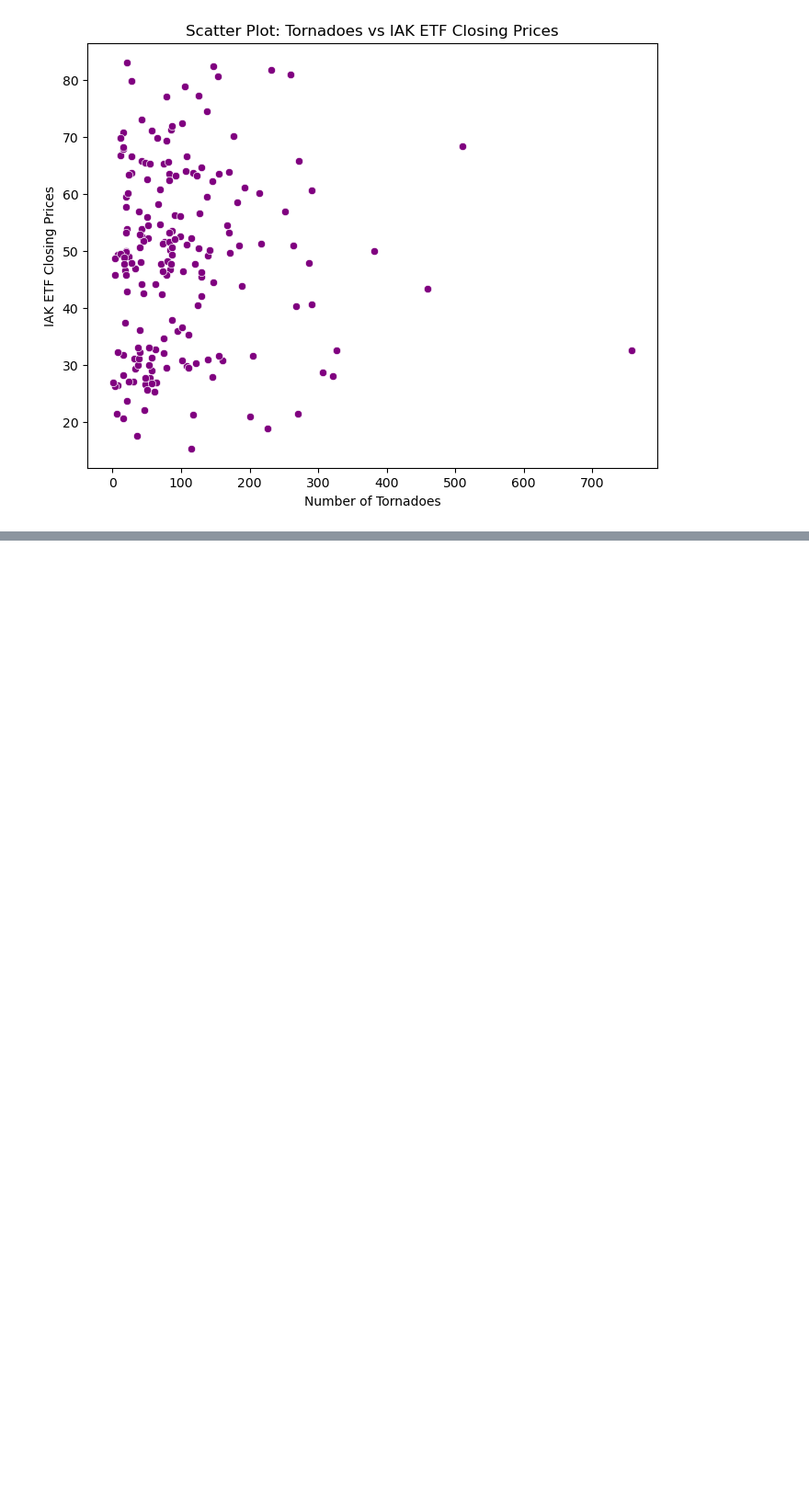
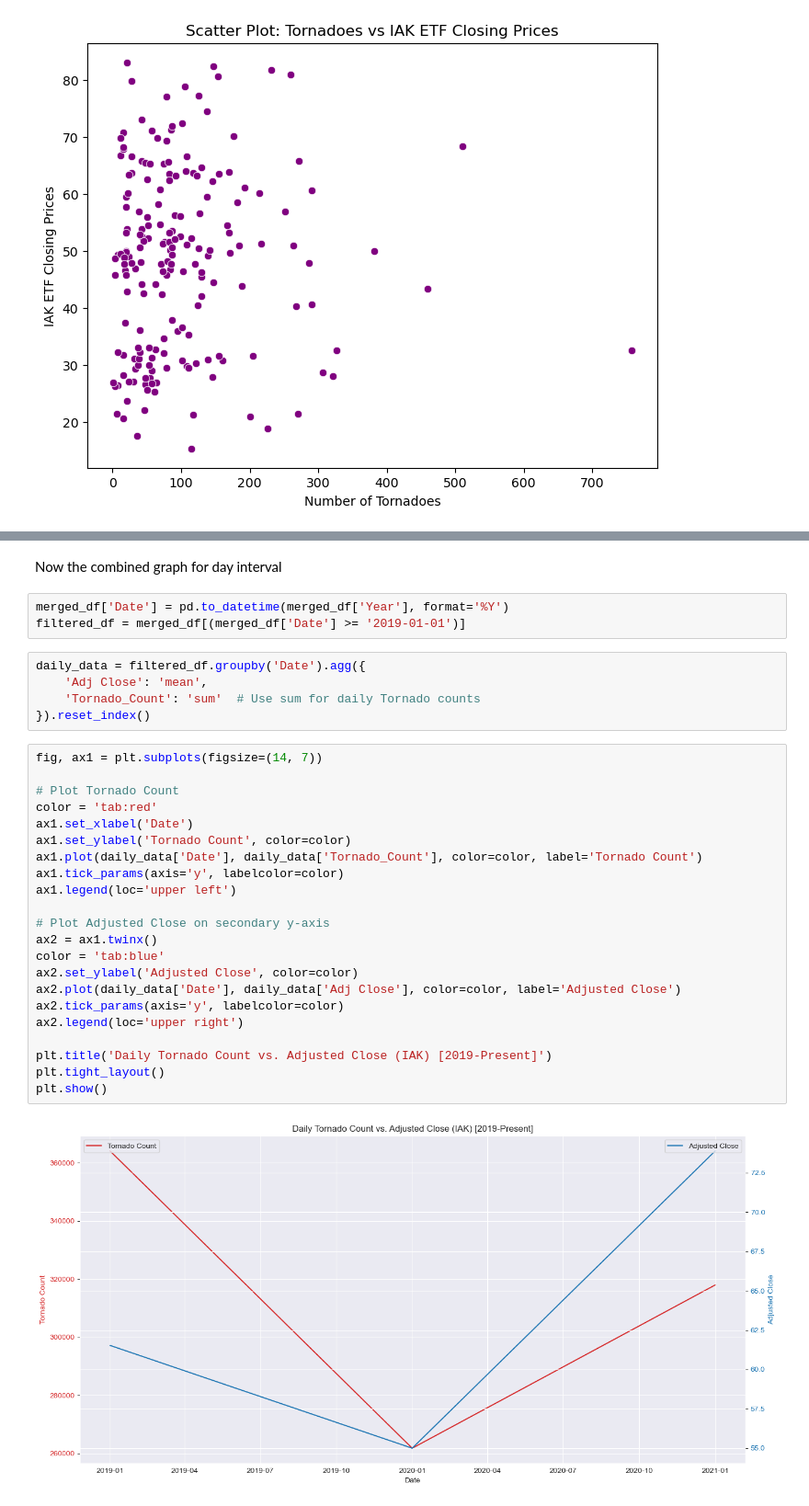
Before and after one commit to Saleep24/AlgoTesting, a Jupyter notebook: sample.ipynb, the cells around one changed output, grey strips where cells are left out. Shown at 92% size. Drawn from its saved outputs; the diff is of its cells as text; blank space fills up the shorter version.

```diff
--- a/sample.ipynb
+++ b/sample.ipynb
@@ -138,0 +209,34 @@ plt.show()
+# %% [markdown]
+Now the combined graph for day interval
+# %%
+merged_df['Date'] = pd.to_datetime(merged_df['Year'], format='%Y')
+filtered_df = merged_df[(merged_df['Date'] >= '2019-01-01')]
+# %%
+daily_data = filtered_df.groupby('Date').agg({
+    'Adj Close': 'mean',
+    'Tornado_Count': 'sum'  # Use sum for daily Tornado counts
+}).reset_index()
+# %%
+fig, ax1 = plt.subplots(figsize=(14, 7))
+
+# Plot Tornado Count
+color = 'tab:red'
+ax1.set_xlabel('Date')
+ax1.set_ylabel('Tornado Count', color=color)
+ax1.plot(daily_data['Date'], daily_data['Tornado_Count'], color=color, label='Tornado Count')
+ax1.tick_params(axis='y', labelcolor=color)
+ax1.legend(loc='upper left')
+
+# Plot Adjusted Close on secondary y-axis
+ax2 = ax1.twinx()
+color = 'tab:blue'
+ax2.set_ylabel('Adjusted Close', color=color)
+ax2.plot(daily_data['Date'], daily_data['Adj Close'], color=color, label='Adjusted Close')
+ax2.tick_params(axis='y', labelcolor=color)
+ax2.legend(loc='upper right')
+
+plt.title('Daily Tornado Count vs. Adjusted Close (IAK) [2019-Present]')
+plt.tight_layout()
+plt.show()
+# %% [output]
+[figure, added]
```
Also changed, not shown: parts of 25 cells of this notebook, 3 other files.
